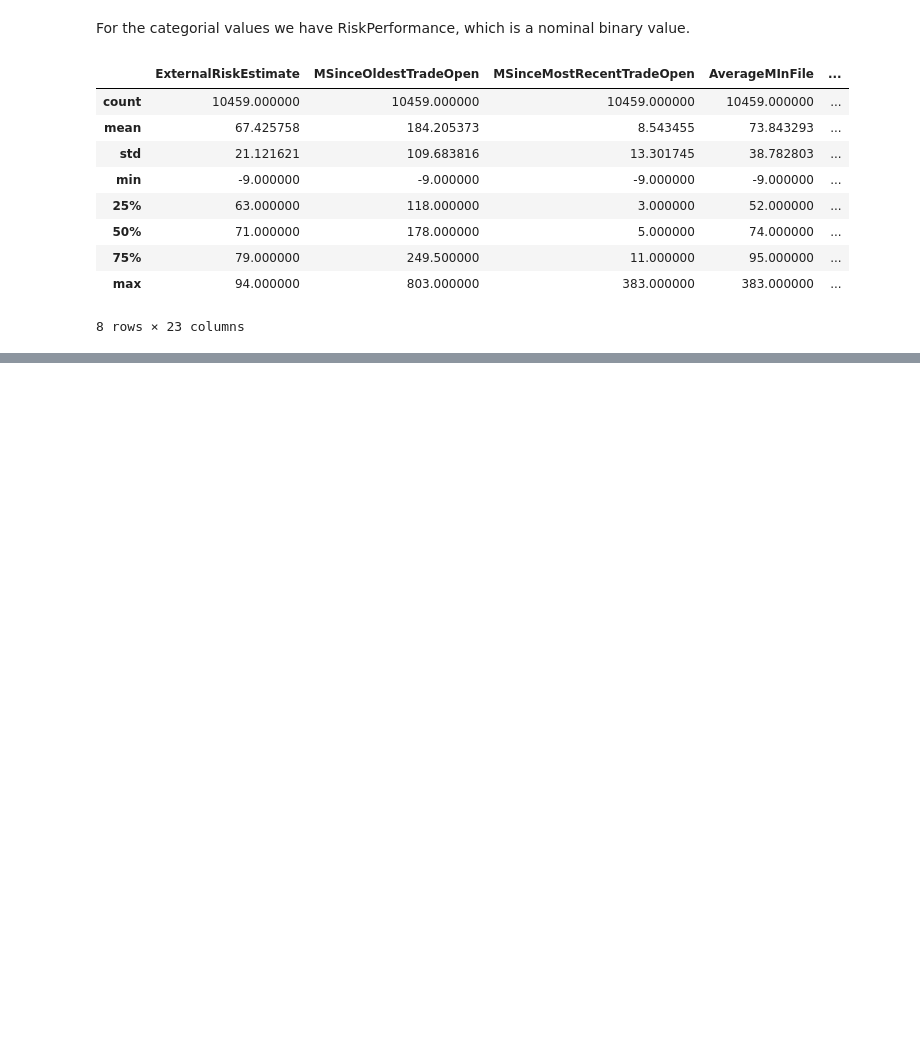
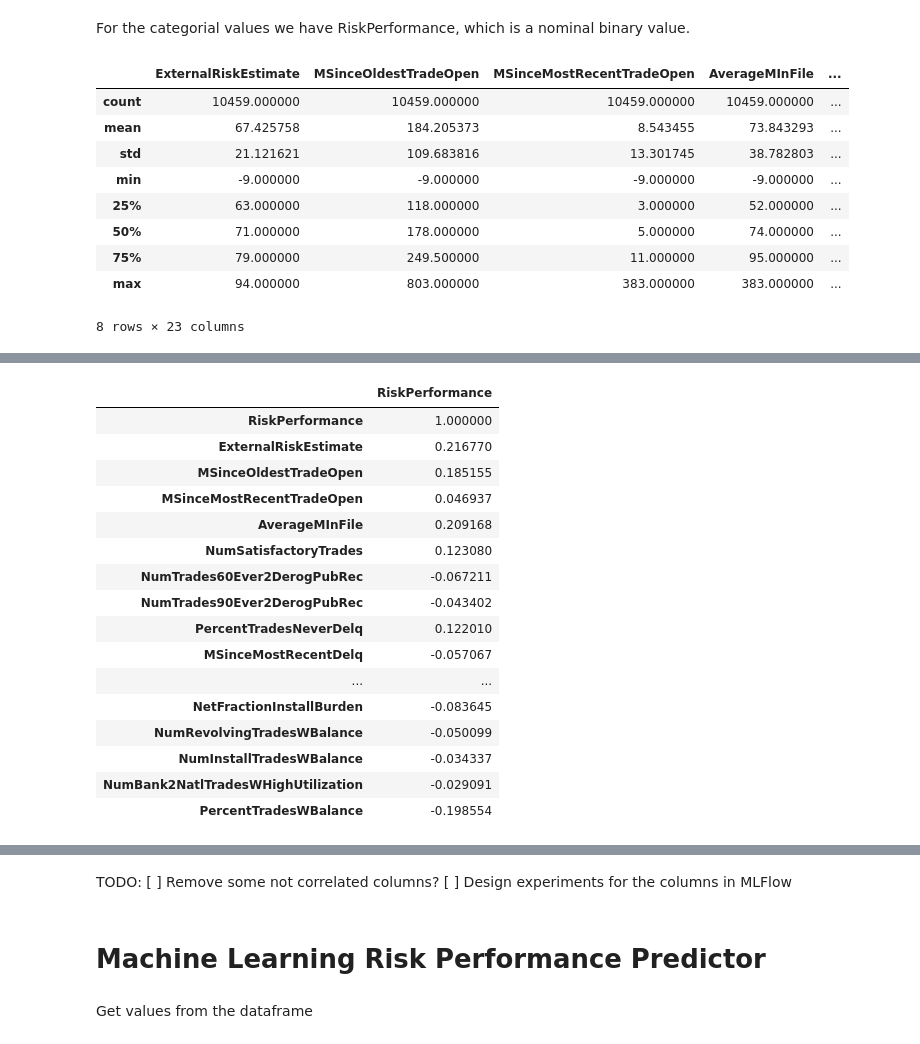
Before and after one commit to aaoeclipse/industrail-ml-project, a Jupyter notebook: analysis.ipynb, the cells around one changed output, grey strips where cells are left out. Drawn from its saved outputs; the diff is of its cells as text; code cells hidden in the pictures; blank space fills up the shorter version.

```diff
--- a/analysis.ipynb
+++ b/analysis.ipynb
@@ -18,9 +18,7 @@ heloc_df = pd.read_csv('data/heloc.csv')
 print(f'There are {len(heloc_df.columns)} columns: ')
 print()
 for idx, x in enumerate(heloc_df.columns):
-    if idx % 3 == 0 and idx != 0:
-        print()
-    print(x, end="  |  ")
+    print(x)
 # %% [output]
 There are 24 columns:
 
@@ -89,3 +102,25 @@ heloc_df.describe()
+# %%
+heloc_df['RiskPerformance'] = heloc_df.apply(lambda x: 1 if x['RiskPerformance'] == 'Good' else 0, axis=1)
+# %%
+heloc_df.corr()[['RiskPerformance']]
+# %% [output]
+|  | RiskPerformance |
+| RiskPerformance | 1.000000 |
+| ExternalRiskEstimate | 0.216770 |
+| MSinceOldestTradeOpen | 0.185155 |
+| MSinceMostRecentTradeOpen | 0.046937 |
+| AverageMInFile | 0.209168 |
+| NumSatisfactoryTrades | 0.123080 |
+| NumTrades60Ever2DerogPubRec | -0.067211 |
+| NumTrades90Ever2DerogPubRec | -0.043402 |
+| PercentTradesNeverDelq | 0.122010 |
+| MSinceMostRecentDelq | -0.057067 |
+| ... | ... |
+| NetFractionInstallBurden | -0.083645 |
+| NumRevolvingTradesWBalance | -0.050099 |
+| NumInstallTradesWBalance | -0.034337 |
+| NumBank2NatlTradesWHighUtilization | -0.029091 |
+| PercentTradesWBalance | -0.198554 |
 # %%
 heloc_df.sample(3)
 # %% [output]
@@ -94,3 +129,9 @@ heloc_df.sample(3)
 | 6036 | Good | 84 | 155 | 5 | 65 | ... |
 | 5197 | Good | 82 | 151 | 4 | 66 | ... |
 3 rows × 24 columns
+# %% [markdown]
+TODO:
+ [ ] Remove some not correlated columns?
+    [ ] Design experiments for the columns in MLFlow
+# %% [markdown]
+# Machine Learning Risk Performance Predictor
@@ -96,0 +142,2 @@ heloc_df.sample(3)
+# %% [markdown]
+Get values from the dataframe
```
Also changed, not shown: parts of 7 cells of this notebook.
